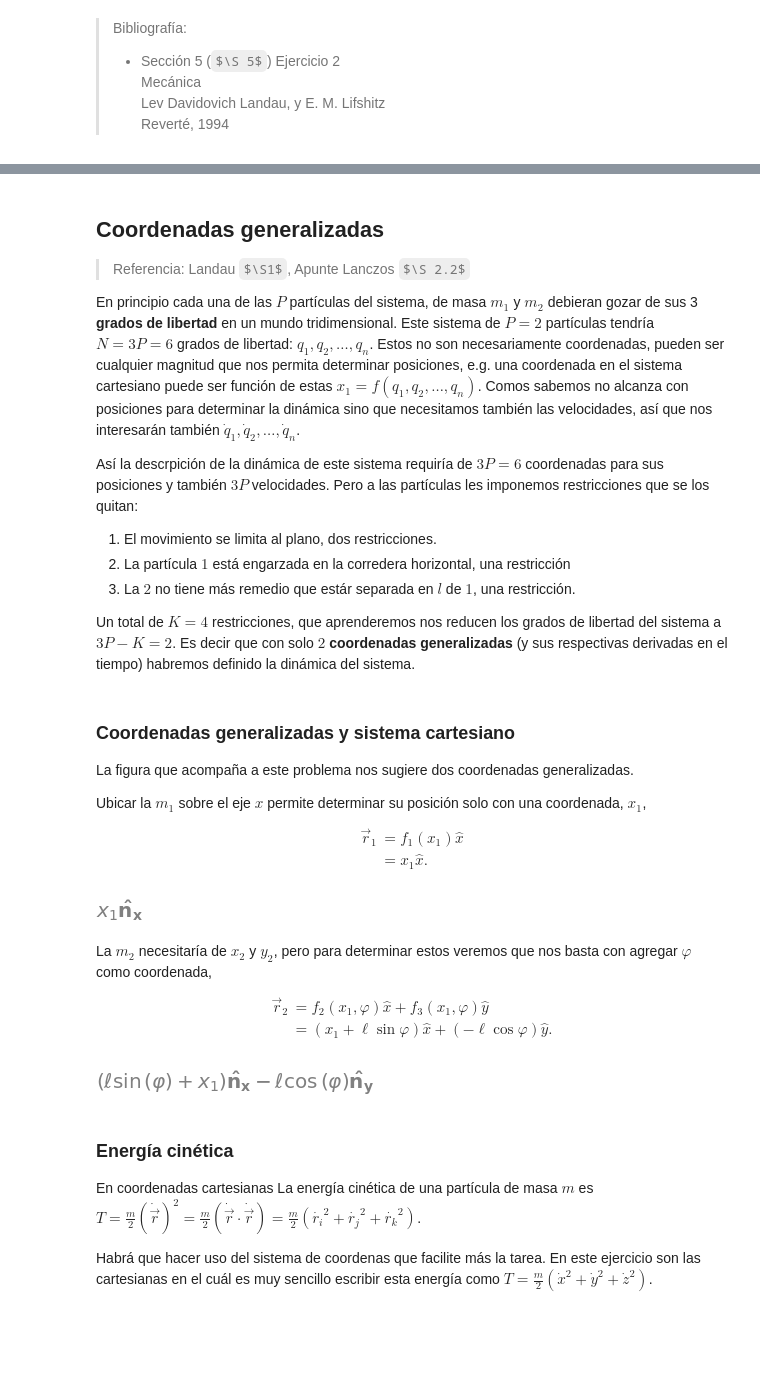
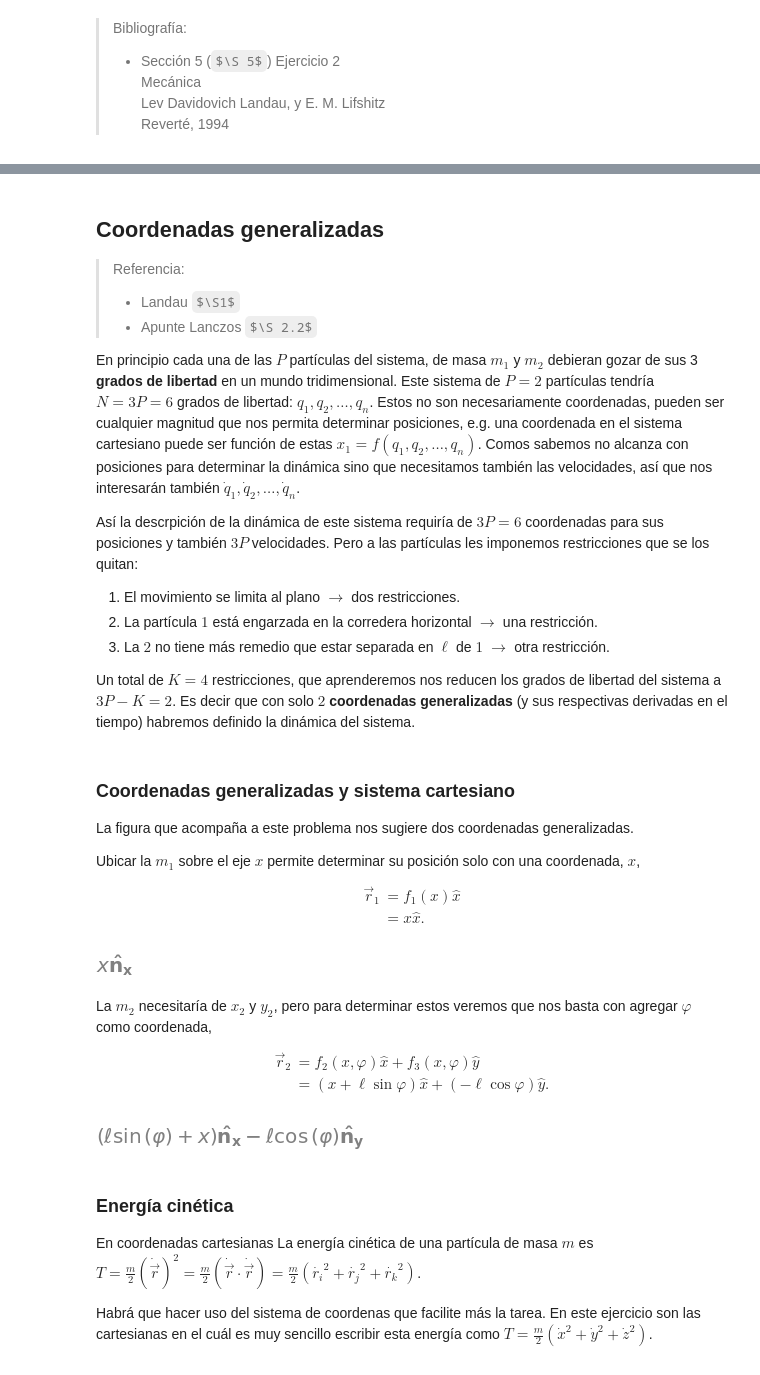
Before and after one commit to bettachini/MecanicaAnaliticaComputacional, a Jupyter notebook: 03Energía/pénduloSuspensiónTV.ipynb, the cells around one changed output, grey strips where cells are left out. Cells and saved outputs as stored; diff of their text form; code cells hidden in the pictures; some formulas as TeX source; blank space fills up the shorter version.

```diff
--- a/03Energía/pénduloSuspensiónTV.ipynb
+++ b/03Energía/pénduloSuspensiónTV.ipynb
@@ -22,7 +22,9 @@ Un péndulo oscila en un plano de masa \\(m_2\\) cuyo punto de suspensión, de m
 ![](figuras/landauS52_fig2.png "Figura 2 del libro de Landau.")
 # %% [markdown]
 ## Coordenadas generalizadas
-> Referencia: Landau $\S1$, Apunte Lanczos $\S 2.2$
+> Referencia:
+> - Landau $\S1$
+> - Apunte Lanczos $\S 2.2$
 
 En principio cada una de las $P$ partículas del sistema, de masa $m_1$ y $m_2$ debieran gozar de sus 3 **grados de libertad** en un mundo tridimensional.
 Este sistema de $P=2$ partículas tendría $N= 3P=6$ grados de libertad: $q_1, q_2,\dots,q_n$.
@@ -30,9 +32,9 @@ Estos no son necesariamente coordenadas, pueden ser cualquier magnitud que nos p
 Comos sabemos no alcanza con posiciones para determinar la dinámica sino que necesitamos también las velocidades, así que nos interesarán también $\dot{q}_1, \dot{q}_2,\dots,\dot{q}_n$.
 
 Así la descrpición de la dinámica de este sistema requiría de $3P= 6$ coordenadas para sus posiciones y también $3P$ velocidades. Pero a las partículas les imponemos restricciones que se los quitan:
-1. El movimiento se limita al plano, dos restricciones.
-2. La partícula $1$ está engarzada en la corredera horizontal, una restricción
-3. La $2$ no tiene más remedio que estár separada en $l$ de $1$, una restricción.
+1. El movimiento se limita al plano $\rightarrow$ dos restricciones.
+2. La partícula $1$ está engarzada en la corredera horizontal $\rightarrow$ una restricción.
+3. La $2$ no tiene más remedio que estar separada en $\ell$ de $1$ $\rightarrow$ otra restricción.
 
 Un total de $K=4$ restricciones, que aprenderemos nos reducen los grados de libertad del sistema a $3P-K= 2$.
 Es decir que con solo $2$ **coordenadas generalizadas** (y sus respectivas derivadas en el tiempo) habremos definido la dinámica del sistema.
@@ -40,12 +42,12 @@ Es decir que con solo $2$ **coordenadas generalizadas** (y sus respectivas deriv
 ### Coordenadas generalizadas y sistema cartesiano
 La figura que acompaña a este problema nos sugiere dos coordenadas generalizadas.
 
-Ubicar la $m_1$ sobre el eje $x$ permite determinar su posición solo con una coordenada, $x_1$,
+Ubicar la $m_1$ sobre el eje $x$ permite determinar su posición solo con una coordenada, $x$,
 $$
 \begin{aligned}
 \vec{r}_1
-&= f_1(x_1) \hat{x} \\
-&= x_1 \hat{x}.
+&= f_1(x) \hat{x} \\
+&= x \hat{x}.
 \end{aligned}
 $$
 # %%
@@ -61,26 +63,26 @@ m1, m2, g, l = sym.symbols('m_1, m_2, g, \ell', positive=True)
 # Defino coordenadas generalizadas
 N = mech.ReferenceFrame('N') # marco referencial o en coordenadas cartesianas
 t = sym.symbols('t') # tiempo
-x1, φ = mech.dynamicsymbols('x_1, φ')
+x, φ = mech.dynamicsymbols('x, φ')
 # %%
-m1_r = x1* N.x
+m1_r = x* N.x
 m1_r
 # %% [output]
-[figure, old version]
+[figure, new version]
 # %% [markdown]
 La $m_2$ necesitaría de $x_2$ y $y_2$, pero para determinar estos veremos que nos basta con agregar $\varphi$ como coordenada,
 $$
 \begin{aligned}
 \vec{r}_2
-&= f_2(x_1,\varphi) \hat{x} + f_3(x_1,\varphi) \hat{y}\\
-&= \left( x_1 + \ell \sin{\varphi} \right) \hat{x} + (-\ell \cos{\varphi}) \hat{y}.
+&= f_2(x,\varphi) \hat{x} + f_3(x,\varphi) \hat{y}\\
+&= \left( x + \ell \sin{\varphi} \right) \hat{x} + (-\ell \cos{\varphi}) \hat{y}.
 \end{aligned}
 $$
 # %%
-m2_r = (x1 + l* sym.sin(φ) )* N.x + (- l* sym.cos(φ) )* N.y  # recordemos que tomamos y hacia arriba
+m2_r = (x + l* sym.sin(φ) )* N.x + (- l* sym.cos(φ) )* N.y  # recordemos que tomamos y hacia arriba
 m2_r
 # %% [output]
-[figure, old version]
+[figure, new version]
 # %% [markdown]
 ### Energía cinética
 En coordenadas cartesianas
```
Also changed, not shown: parts of 13 cells of this notebook.
